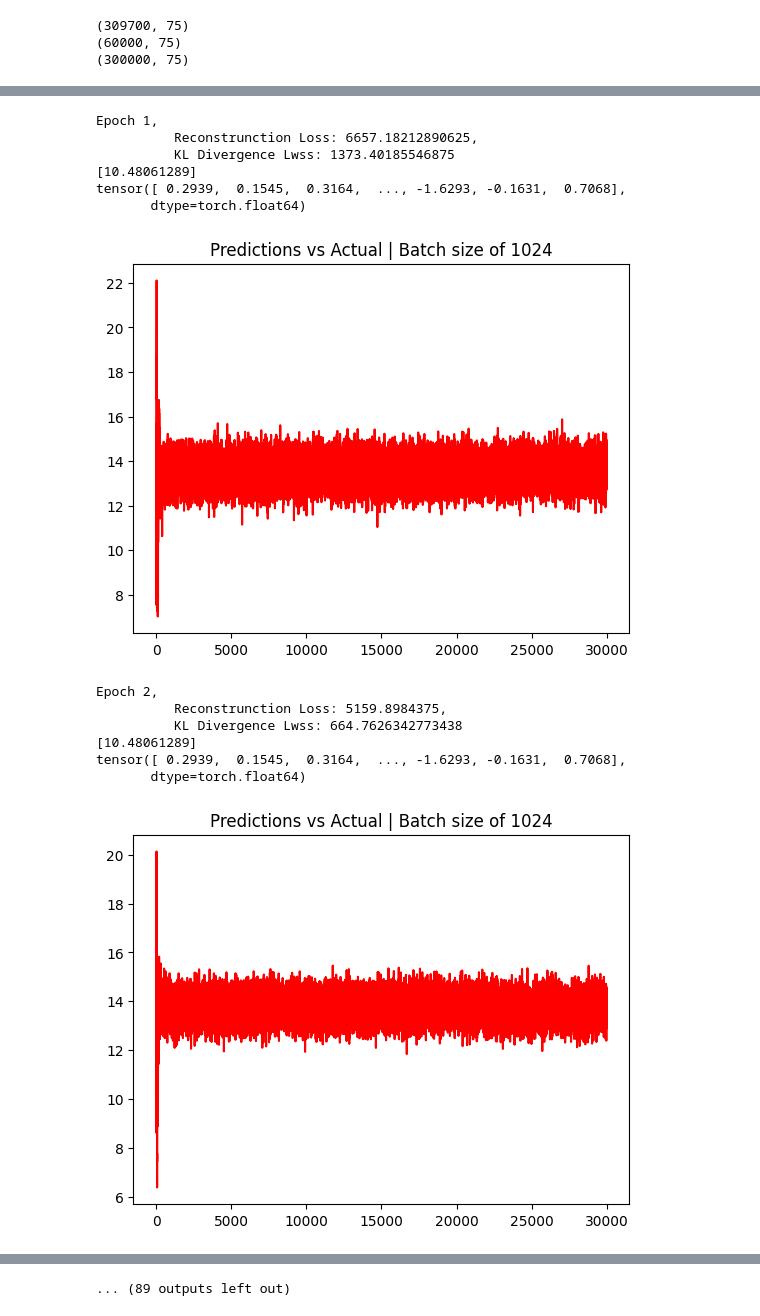
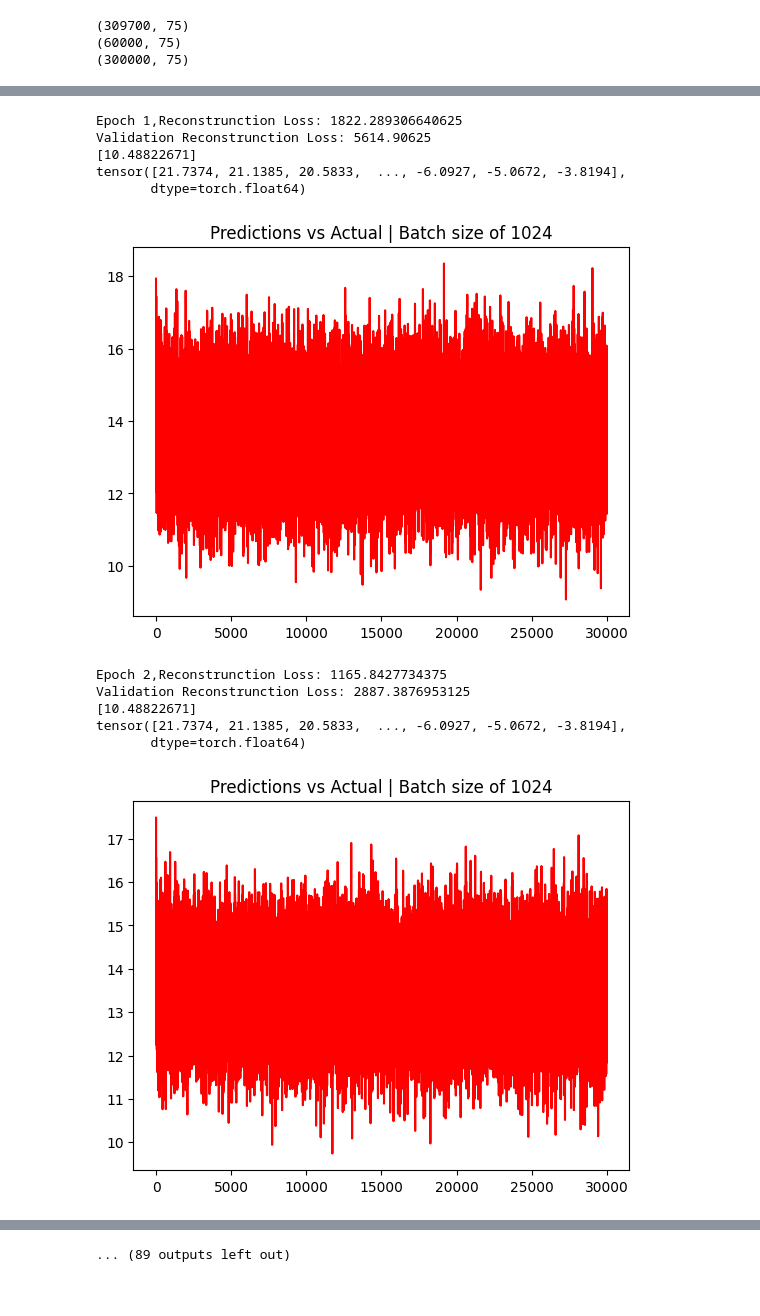
Before and after one commit to fabio2-uchi/modified_code, a Jupyter notebook: Archictures/vae_prior_state.ipynb, the cells around one changed output, grey strips where cells are left out. Cells and saved outputs as stored; diff of their text form; code cells hidden in the pictures.

Commit message:
General case working, with interesting graphs

```diff
--- a/Archictures/vae_prior_state.ipynb
+++ b/Archictures/vae_prior_state.ipynb
@@ -182,6 +188,8 @@ def roll_memory(memory_row: torch.Tensor, new_state: torch.Tensor, n_prev: int)
     return mem_new.reshape(1, -1)
 
 for epoch in range(num_epochs):
+    z_train = torch.zeros([batch_size, latent_dim])
+    z_val = torch.zeros([batch_size, latent_dim])
     model.train()
     for batch in range (0, TRAIN_N, batch_size):
 
@@ -191,56 +199,43 @@ for epoch in range(num_epochs):
         input_batch = psi_train_input[batch:batch + batch_size,:]
         label_batch = psi_train_label[batch:batch + batch_size,:]
         optimizer.zero_grad()
+        z_train = torch.rand_like(z_train)
+        z_train = z_train[:input_batch.shape[0],:]
 
 
-        ### Changed here to pass the previous element to the Decoder to reconstruct using the previous states  ###
-        output, mu, logvar = model(label_batch.float().cuda(), input_batch.float().cuda(), prev_element.float().cuda())
+        # output = model(label_batch.float().cuda(), input_batch.float().cuda(), prev_element.float().cuda())
+        output = model(z_train.float().cuda(), input_batch.float().cuda(), prev_element.float().cuda())
 
-        # Reconstruction loss
+
         reconstruction_loss = F.mse_loss(output, label_batch.float().cuda(), reduction="sum")
-        # KL divergence loss
-        kl_loss = 0.5 * (mu ** 2 + torch.exp(logvar) - 1 - logvar).sum()
-
-        # Total loss
-        loss = reconstruction_loss + 10 * kl_loss
+        loss = reconstruction_loss
 
         loss.backward()
         optimizer.step()
 
-    print(f'''Epoch {epoch+1},
-          Reconstrunction Loss: {reconstruction_loss},
-          KL Divergence Lwss: {kl_loss}''')
+    print(f'''Epoch {epoch+1},Reconstrunction Loss: {reconstruction_loss.item()}''')
 
-    # # Validation Loss
-    # for batch in range (0, VAL_N, batch_size):
 
-    #     ### Same as before but for the validiation set ###
-    #     prev_element = psi_memory_val[batch:batch + batch_size,:]
+    # Validation Loss
+    for batch in range (0, VAL_N, batch_size):
 
-    #     input_batch = psi_val_input[batch:batch + batch_size,:]
-    #     label_batch = psi_val_label[batch:batch + batch_size,:]
+        prev_element = psi_memory_val[batch:batch + batch_size,:]
+        input_batch = psi_val_input[batch:batch + batch_size,:]
+        label_batch = psi_val_label[batch:batch + batch_size,:]
 
-    #     ### Same as before but for the validation set ###
-    #     output, mu, logvar = model(label_batch.float().cuda(), input_batch.float().cuda(), prev_element.float().cuda())
-    #     reconstruction_loss = F.mse_loss(output, label_batch.float().cuda(), reduction="sum")
-    #     kl_loss = 0.5 * (mu ** 2 + torch.exp(logvar) - 1 - logvar).sum()
-    #     val_loss = reconstruction_loss + 10 * kl_loss # Experiment HIGHER coefficients
-    #     # Print both reconstruction_loss and kl_loss
+        z_val = torch.rand_like(z_val)
+        z_val = z_val[:input_batch.shape[0],:]
 
-    # print(f'''
-    #       Validation Reconstrunction Loss: {reconstruction_loss},
-    #       Validation KL Divergence Loss: {kl_loss}''')
+        output = model(z_val.float().cuda() ,input_batch.float().cuda(), prev_element.float().cuda())
+        val_reconstruction_loss = F.mse_loss(output, label_batch.float().cuda(), reduction="sum")
 
-    # Inference
+        val_loss = val_reconstruction_loss # Experiment HIGHER coefficients
 
-    ### Changed here to use the x(t) and x(t - 1) as ground truth elements
+    print(f'''Validation Reconstrunction Loss: {val_reconstruction_loss.item()} ''')
+
     initial_cond = torch.reshape(torch.tensor(psi[1,:]), [1, 75])
     t0 = num_of_prev_t
-
     psi_torch = torch.as_tensor(psi, dtype=torch.float32)
-
-    # ----- build initial condition -------------------------------------------
-    # current state x(t)
     initial_cond = psi_torch[t0].unsqueeze(0)
 
     # sliding window of x(t‑1) … x(t‑num_of_prev_t)
@@ -251,7 +246,6 @@ for epoch in range(num_epochs):
     z = torch.zeros([1,latent_dim])
     num_ens = 1
     pred = np.zeros ([time_step, 75, num_ens])
-
     for k in range (0, time_step):
         for ens in range (0, num_ens):
             if (k ==0):
@@ -261,44 +255,41 @@ for epoch in range(num_epochs):
                 y_denorm = (y * std_psi[:, :] + mean_psi[:, :])
                 new_state = torch.tensor((y_denorm - mean_psi)/ std_psi)
                 preveious_elem = roll_memory(preveious_elem, new_state, num_of_prev_t)
                 initial_cond = new_state
 
             else:
                 select_ens = np.random.randint(0,num_ens,1)
                 z = torch.randn_like(z)
                 input_element = torch.reshape(torch.tensor(pred[k-1,:,select_ens]), [1,75]).float().cuda()
                 y = (model.decode(z.float().cuda(), input_element, preveious_elem.float().cuda())).detach().cpu().numpy()
                 pred[k,:, ens] = y
                 y_denorm = (y * std_psi[:, :] + mean_psi[:, :])
                 new_state = torch.tensor((y_denorm - mean_psi) / std_psi)
                 preveious_elem = roll_memory(preveious_elem, new_state, num_of_prev_t)
                 initial_cond = new_state
 
-
     # Denormalize final preds
     print(std_psi[:, 63])
     pred_mean = pred * std_psi[:, 63] + mean_psi[:, 63]
 
     # Denormalize test labels
     actual_values = psi_train_label[:time_step, 63] * std_psi[:, 63] + mean_psi[:, 63]
     print(actual_values)
 
     plt.plot(pred_mean[0:30000,63],'r')
     plt.title(f"Predictions vs Actual | Batch size of {batch_size}")
     plt.show()
     plt.cla()
 # %% [output]
-Epoch 1,
-          Reconstrunction Loss: 6657.18212890625,
-          KL Divergence Lwss: 1373.40185546875
-[10.48061289]
-tensor([ 0.2939,  0.1545,  0.3164,  ..., -1.6293, -0.1631,  0.7068],
+Epoch 1,Reconstrunction Loss: 1822.289306640625
+Validation Reconstrunction Loss: 5614.90625
+[10.48822671]
+tensor([21.7374, 21.1385, 20.5833,  ..., -6.0927, -5.0672, -3.8194],
        dtype=torch.float64)
-[figure, old version]
+[figure, new version]
-Epoch 2,
-          Reconstrunction Loss: 5159.8984375,
-          KL Divergence Lwss: 664.7626342773438
-[10.48061289]
-tensor([ 0.2939,  0.1545,  0.3164,  ..., -1.6293, -0.1631,  0.7068],
+Epoch 2,Reconstrunction Loss: 1165.8427734375
+Validation Reconstrunction Loss: 2887.3876953125
+[10.48822671]
+tensor([21.7374, 21.1385, 20.5833,  ..., -6.0927, -5.0672, -3.8194],
        dtype=torch.float64)
-[figure, old version]
+[figure, new version]
```
Also changed, not shown: parts of 5 cells of this notebook.
